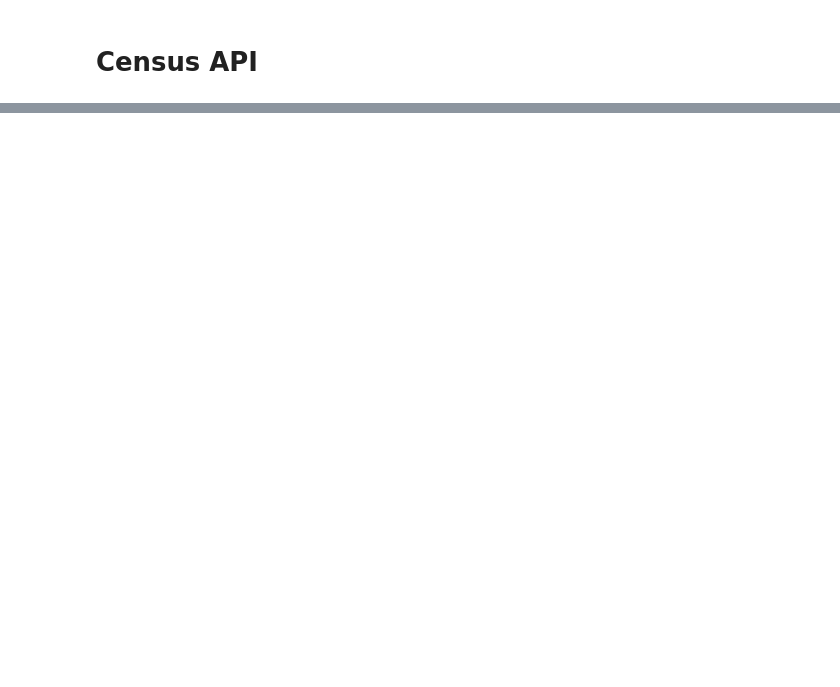
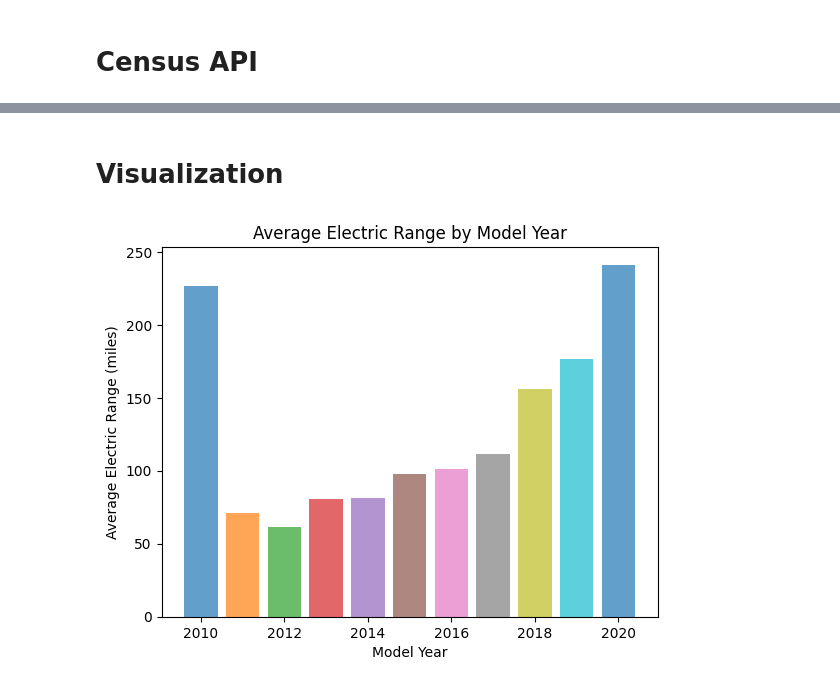
Before and after one commit to CJunger/First_Project, a Jupyter notebook: Washington.ipynb, the cells around one changed output, grey strips where cells are left out. Drawn from its saved outputs; the diff is of its cells as text; code cells hidden in the pictures; blank space fills up the shorter version.

Commit message:
Made Changes and added markdowns titled for Chelsea to work on'

```diff
--- a/Washington.ipynb
+++ b/Washington.ipynb
@@ -127,0 +102,29 @@ vehicle_census.head()
+# %% [markdown]
+# Visualization
+# %%
+# Filter out rows with missing 'Electric Range' values and limit to 2010-2020 Model Years
+vehicle_census_filtered = vehicle_census.dropna(subset=['Electric Range'])
+vehicle_census_filtered['Model Year'] = pd.to_numeric(vehicle_census_filtered['Model Year'])
+vehicle_census_filtered = vehicle_census_filtered[(vehicle_census_filtered['Model Year'] >= 2010) & (vehicle_census_filtered['Model Year'] <= 2020)]
+
+# Group the data by 'Model Year' and calculate the average 'Electric Range' for each year
+average_electric_range_by_year = vehicle_census_filtered.groupby('Model Year')['Electric Range'].mean().reset_index()
+
+# Sort the DataFrame by 'Model Year' in ascending order
+average_electric_range_by_year = average_electric_range_by_year.sort_values(by='Model Year')
+colors = ['tab:blue','tab:orange','tab:green','tab:red','tab:purple','tab:brown','tab:pink','tab:gray','tab:olive','tab:cyan']
+
+# Plot the bar graph
+plt.bar(average_electric_range_by_year['Model Year'], average_electric_range_by_year['Electric Range'], color=colors, alpha=0.7)
+
+# Set the x-axis and y-axis labels
+plt.xlabel('Model Year')
+plt.ylabel('Average Electric Range (miles)')
+
+# Set the title
+plt.title('Average Electric Range by Model Year')
+
+# Show the plot
+plt.show()
+# %% [output]
+[figure, added]
```
Also changed, not shown: parts of 23 cells of this notebook.
